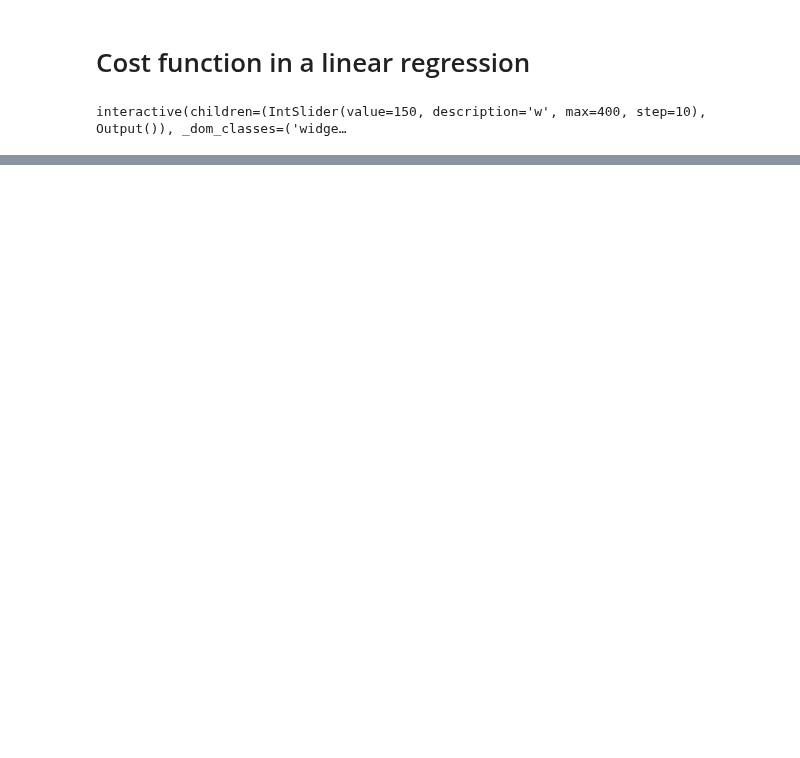
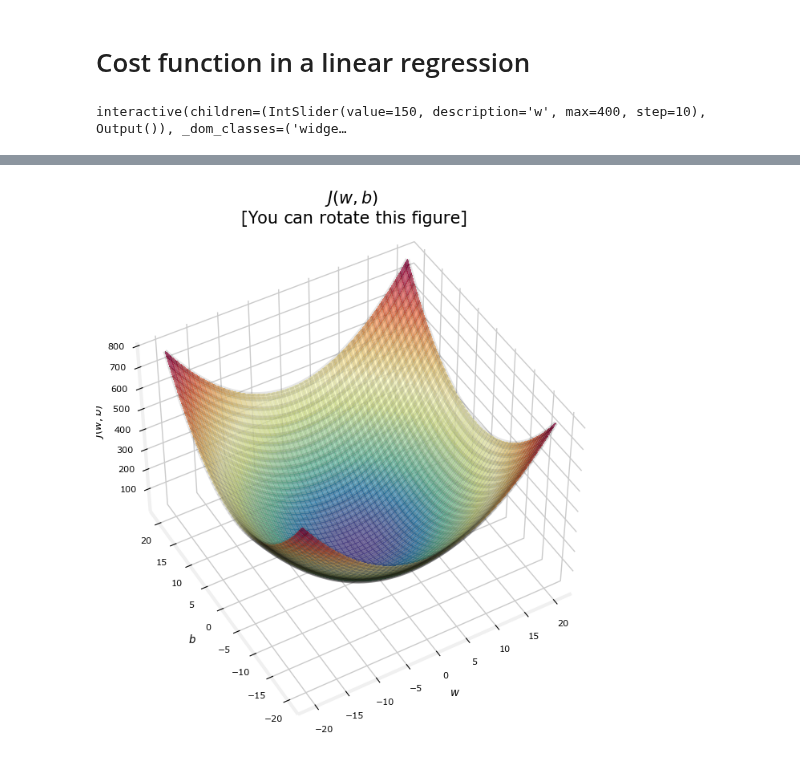
Before and after one commit to amansingh202/python_learning, a Jupyter notebook: ML_week1_lab04.ipynb, the cells around one changed output, grey strips where cells are left out. Drawn from its saved outputs; the diff is of its cells as text; code cells hidden in the pictures; blank space fills up the shorter version.

```diff
--- a/ML_week1_lab04.ipynb
+++ b/ML_week1_lab04.ipynb
@@ -31,0 +42,4 @@ interactive(children=(IntSlider(value=150, description='w', max=400, step=10), O
+# %%
+soup_bowl()
+# %% [output]
+[figure, added]
```
Also changed, not shown: parts of 2 cells of this notebook.
